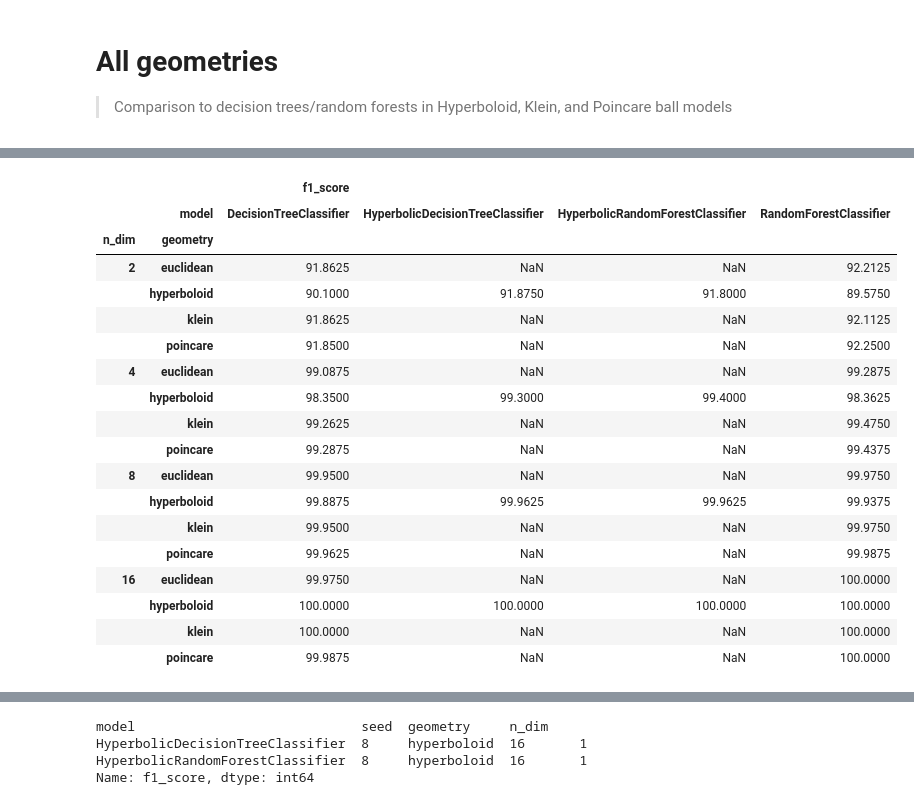
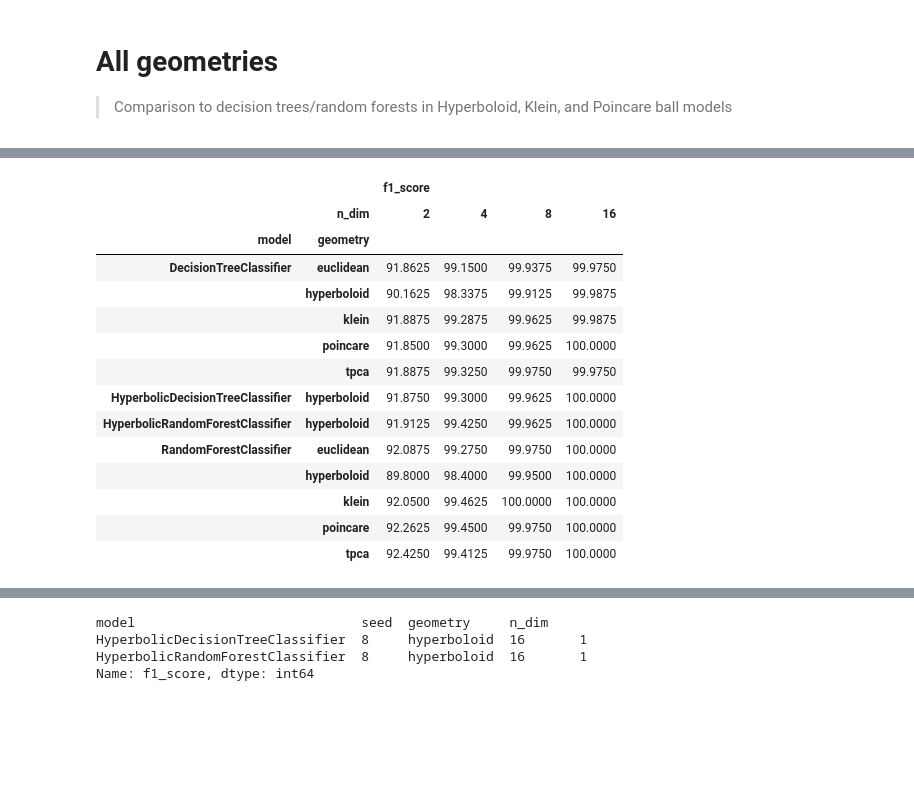
Before and after one commit to pchlenski/hyperdt, a Jupyter notebook: notebooks/35_all_geometries.ipynb, the cells around one changed output, grey strips where cells are left out. Saved outputs shown, nothing was run; the diff lists cells and outputs as text; code cells hidden in the pictures; blank space fills up the shorter version.

```diff
--- a/notebooks/35_all_geometries.ipynb
+++ b/notebooks/35_all_geometries.ipynb
@@ -101,25 +122,25 @@ for n_dim in dims:
 # %%
 # results.to_csv("../data/processed/all_geometries_6class.csv", index=False)
-results = pd.read_csv("../data/processed/all_geometries.csv")
+results = pd.read_csv("../data/processed/all_geometries3.csv")
 # %%
-pd.pivot_table(results, index=["n_dim", "geometry"], columns=["model"], values=["f1_score"], aggfunc=np.mean) * 100
+pivot = (
+    pd.pivot_table(results, index=["model", "geometry"], columns=["n_dim"], values=["f1_score"], aggfunc=np.mean) * 100
+)
+# pivot.to_latex("../data/processed/all_geometries_pivot.tex", float_format="%.2f")
+pivot
 # %% [output]
 |  |  | f1_score |  |  |  |
-|  | model | DecisionTreeClassifier | HyperbolicDecisionTreeClassifier | HyperbolicRandomForestClassifier | RandomForestClassifier |
-| n_dim | geometry |  |  |  |  |
-| 2 | euclidean | 91.8625 | NaN | NaN | 92.2125 |
-|  | hyperboloid | 90.1000 | 91.8750 | 91.8000 | 89.5750 |
-|  | klein | 91.8625 | NaN | NaN | 92.1125 |
-|  | poincare | 91.8500 | NaN | NaN | 92.2500 |
-| 4 | euclidean | 99.0875 | NaN | NaN | 99.2875 |
-|  | hyperboloid | 98.3500 | 99.3000 | 99.4000 | 98.3625 |
-|  | klein | 99.2625 | NaN | NaN | 99.4750 |
-|  | poincare | 99.2875 | NaN | NaN | 99.4375 |
-| 8 | euclidean | 99.9500 | NaN | NaN | 99.9750 |
-|  | hyperboloid | 99.8875 | 99.9625 | 99.9625 | 99.9375 |
-|  | klein | 99.9500 | NaN | NaN | 99.9750 |
-|  | poincare | 99.9625 | NaN | NaN | 99.9875 |
-| 16 | euclidean | 99.9750 | NaN | NaN | 100.0000 |
-|  | hyperboloid | 100.0000 | 100.0000 | 100.0000 | 100.0000 |
-|  | klein | 100.0000 | NaN | NaN | 100.0000 |
-|  | poincare | 99.9875 | NaN | NaN | 100.0000 |
+|  | n_dim | 2 | 4 | 8 | 16 |
+| model | geometry |  |  |  |  |
+| DecisionTreeClassifier | euclidean | 91.8625 | 99.1500 | 99.9375 | 99.9750 |
+|  | hyperboloid | 90.1625 | 98.3375 | 99.9125 | 99.9875 |
+|  | klein | 91.8875 | 99.2875 | 99.9625 | 99.9875 |
+|  | poincare | 91.8500 | 99.3000 | 99.9625 | 100.0000 |
+|  | tpca | 91.8875 | 99.3250 | 99.9750 | 99.9750 |
+| HyperbolicDecisionTreeClassifier | hyperboloid | 91.8750 | 99.3000 | 99.9625 | 100.0000 |
+| HyperbolicRandomForestClassifier | hyperboloid | 91.9125 | 99.4250 | 99.9625 | 100.0000 |
+| RandomForestClassifier | euclidean | 92.0875 | 99.2750 | 99.9750 | 100.0000 |
+|  | hyperboloid | 89.8000 | 98.4000 | 99.9500 | 100.0000 |
+|  | klein | 92.0500 | 99.4625 | 100.0000 | 100.0000 |
+|  | poincare | 92.2625 | 99.4500 | 99.9750 | 100.0000 |
+|  | tpca | 92.4250 | 99.4125 | 99.9750 | 100.0000 |
```
Also changed, not shown: parts of 5 cells of this notebook, 3 other files.
